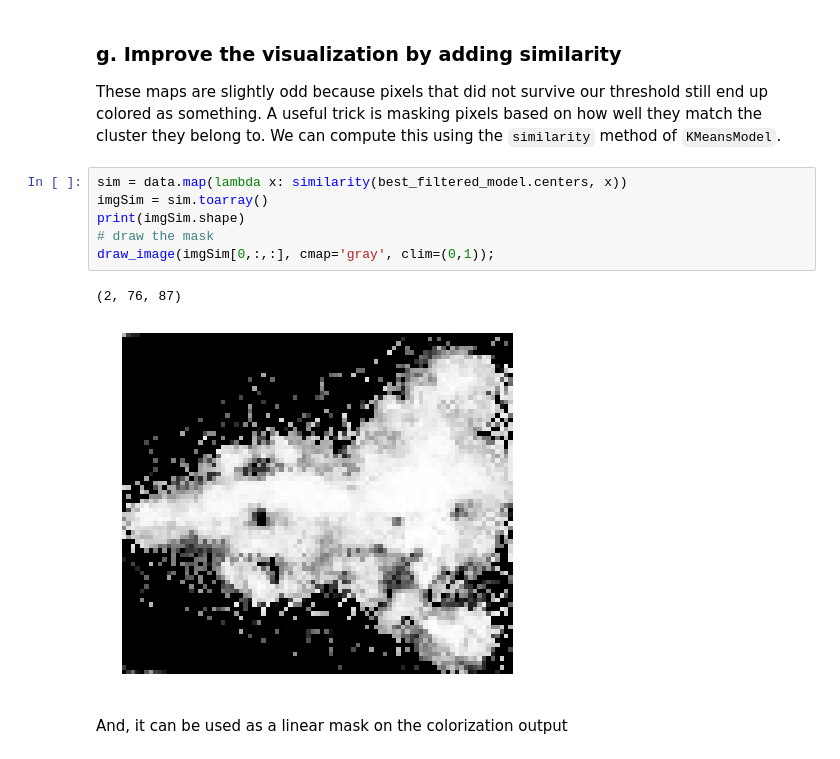
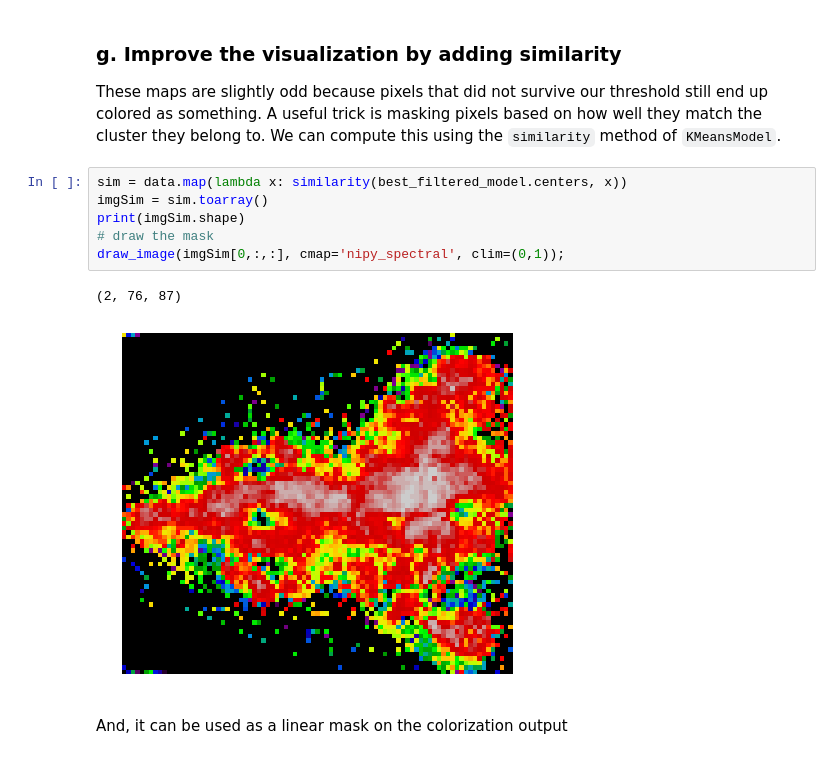
Before and after one commit to alegaballo/AML, a Jupyter notebook: [Lecture 11+12] Analyzing Neuroimaging Data with PySpark and Thunder.ipynb, the cells around one changed output. Saved outputs shown, nothing was run; the diff lists cells and outputs as text.

```diff
--- a/[Lecture 11+12] Analyzing Neuroimaging Data with PySpark and Thunder.ipynb
+++ b/[Lecture 11+12] Analyzing Neuroimaging Data with PySpark and Thunder.ipynb
@@ -1211,12 +1175,12 @@ These maps are slightly odd because pixels that did not survive our threshold st
 # %%
 sim = data.map(lambda x: similarity(best_filtered_model.centers, x))
 imgSim = sim.toarray()
 print(imgSim.shape)
 # draw the mask
-draw_image(imgSim[0,:,:], cmap='gray', clim=(0,1));
+draw_image(imgSim[0,:,:], cmap='nipy_spectral', clim=(0,1));
 # %% [output]
 (2, 76, 87)
-[figure, old version]
+[figure, new version]
 # %% [markdown]
 And, it can be used as a linear mask on the colorization output
 # %%
```
Also changed, not shown: parts of 75 cells of this notebook.
